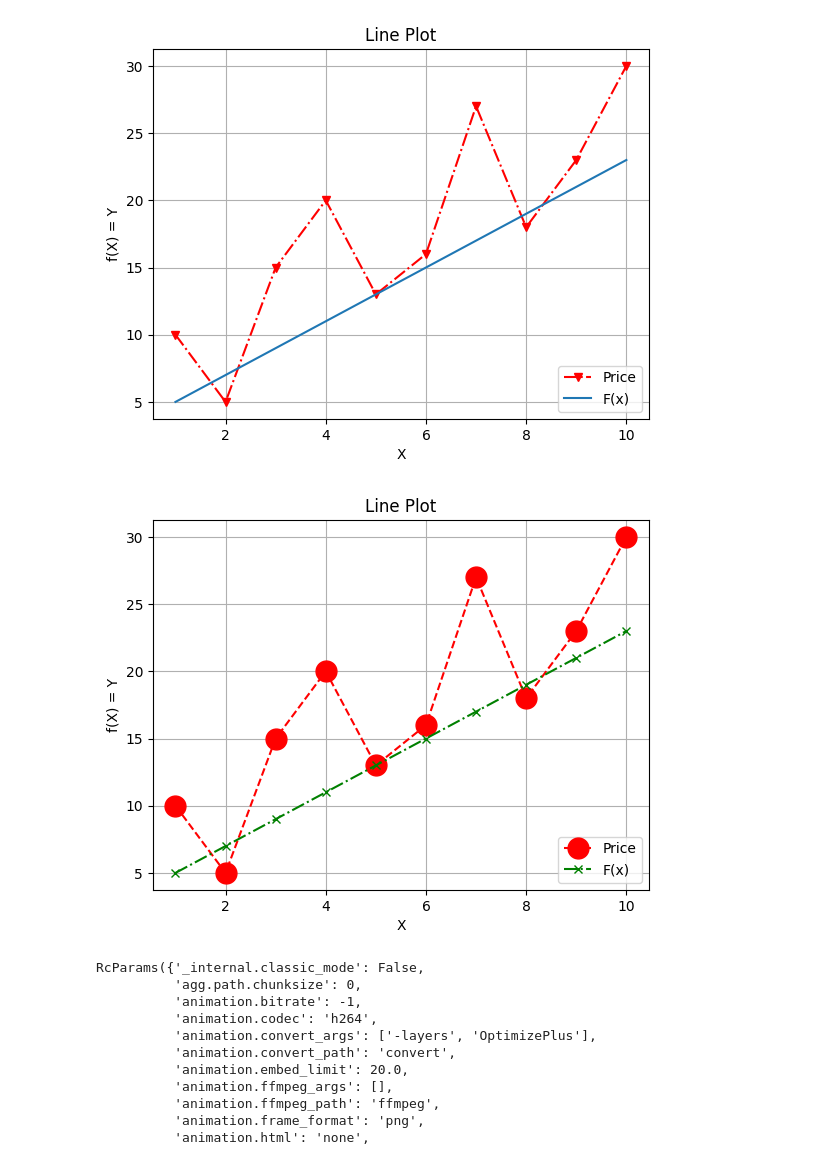
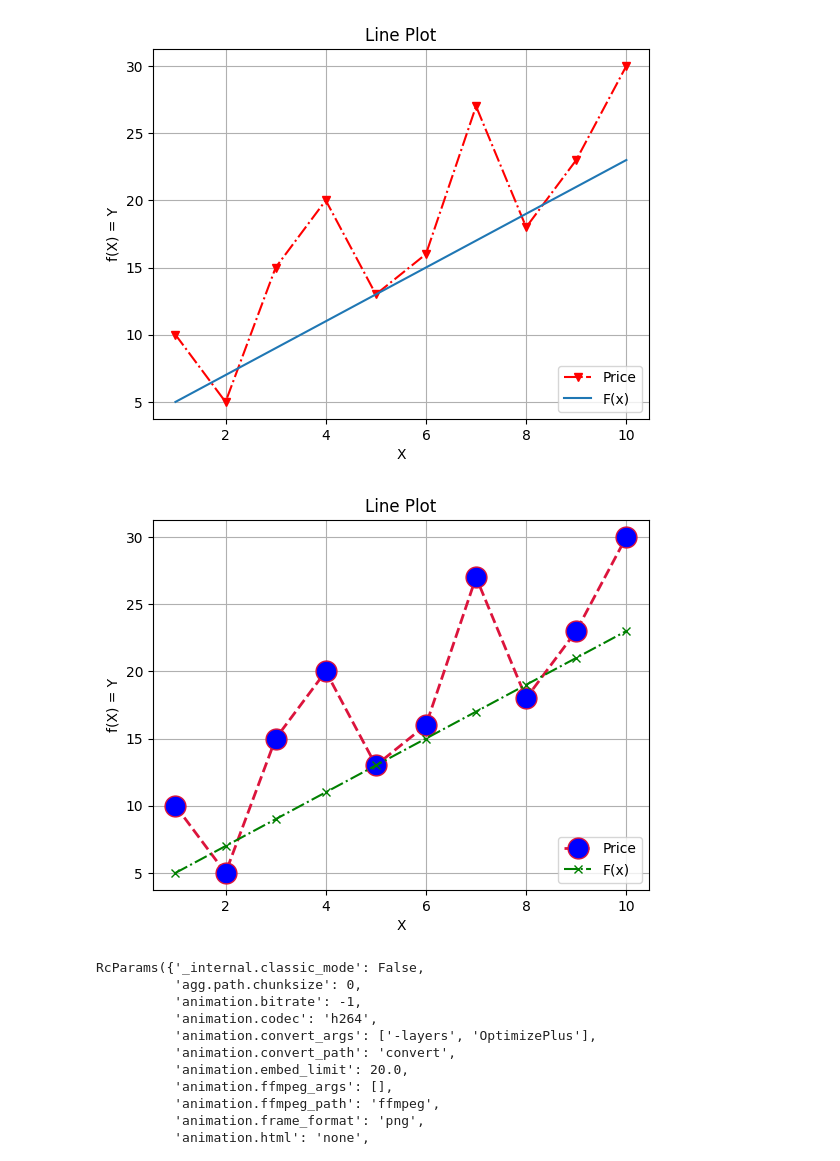
Before and after one commit to ShubhamSinghal12/DS_PP_APR_2025, a Jupyter notebook: Data Visualization/MatplotlibDemo.ipynb, the cells around one changed output. Cells and saved outputs as stored; diff of their text form; code cells hidden in the pictures.

```diff
--- a/Data Visualization/MatplotlibDemo.ipynb
+++ b/Data Visualization/MatplotlibDemo.ipynb
@@ -77,18 +77,18 @@ plt.show()
 # %%
 x = np.arange(1,11)
 y1 = [10,5,15,20,13,16,27,18,23,30]
 y2 = 2*x+3
-plt.plot(x,y1,label = 'Price',color='r',linestyle = '--',marker='o',markersize = 15)
+plt.plot(x,y1,label = 'Price',color = 'crimson',linestyle='--',marker='o',markersize=15,markerfacecolor = 'b',linewidth=2) #color ='#FFFFFF'
 plt.plot(x,y2,'gx-.',label = 'F(x)')
 
 plt.xlabel('X')
 plt.ylabel('f(X) = Y')
 plt.title("Line Plot")
 plt.legend(loc = 'lower right')
 plt.grid()
 plt.show()
 # %% [output]
-[figure, old version]
+[figure, new version]
 # %%
 plt.rcParams
 # %% [output]
```
Also changed, not shown: parts of 4 cells of this notebook, 1 other file.
